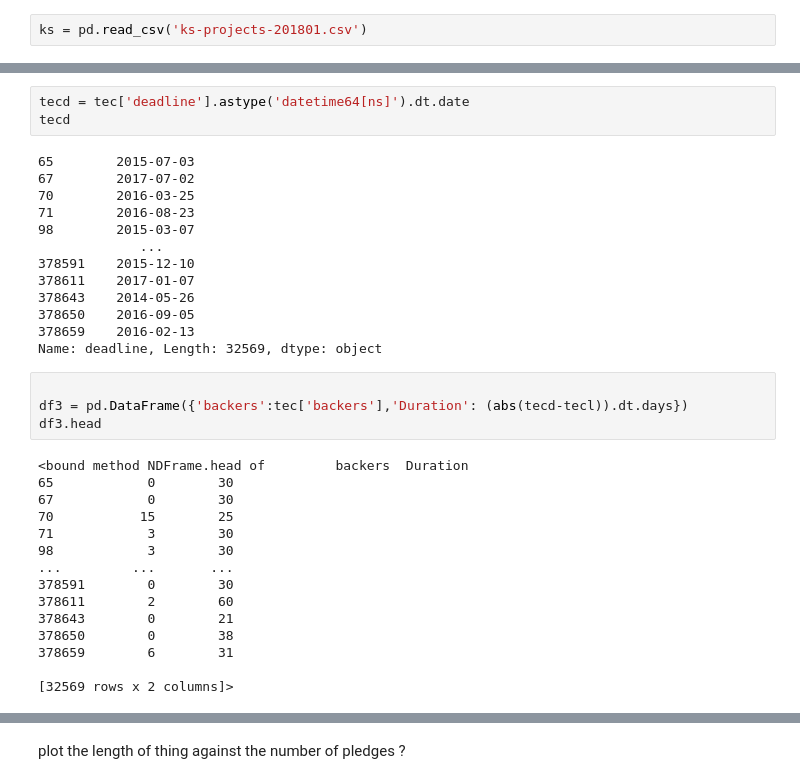
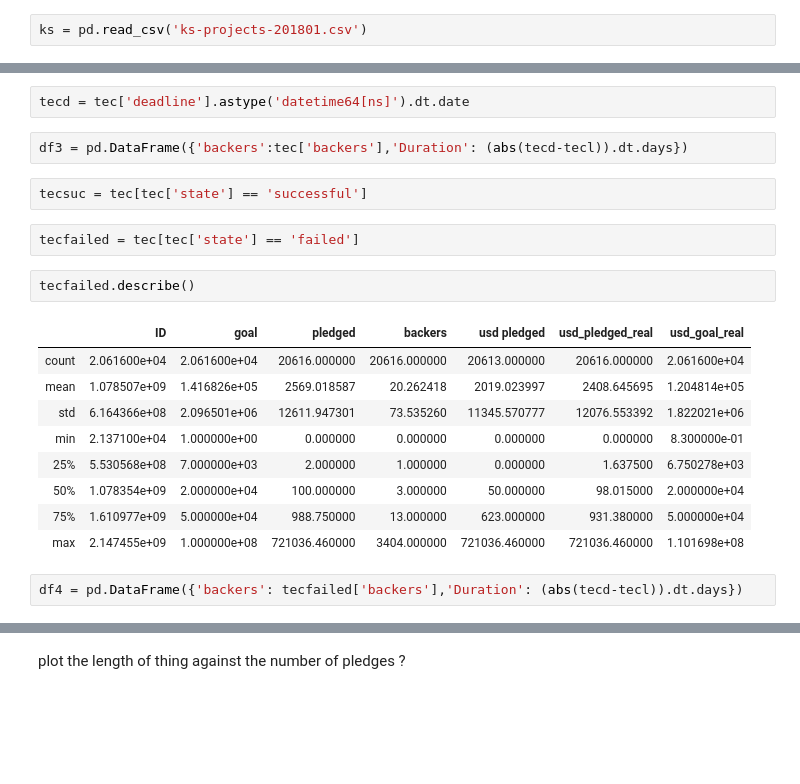
Before and after one commit to kgreengrass/fictional-happiness, a Jupyter notebook: Kickstarter.ipynb, the cells around one changed output, grey strips where cells are left out. Drawn from its saved outputs; the diff is of its cells as text; blank space fills up the shorter version.

```diff
--- a/Kickstarter.ipynb
+++ b/Kickstarter.ipynb
@@ -45,35 +30,22 @@ Name: launched, Length: 32569, dtype: object
 # %%
 tecd = tec['deadline'].astype('datetime64[ns]').dt.date
-tecd
-# %% [output]
-65        2015-07-03
-67        2017-07-02
-70        2016-03-25
-71        2016-08-23
-98        2015-03-07
-             ...
-378591    2015-12-10
-378611    2017-01-07
-378643    2014-05-26
-378650    2016-09-05
-378659    2016-02-13
-Name: deadline, Length: 32569, dtype: object
 # %%
-
 df3 = pd.DataFrame({'backers':tec['backers'],'Duration': (abs(tecd-tecl)).dt.days})
-df3.head
-# %% [output]
-<bound method NDFrame.head of         backers  Duration
-65            0        30
-67            0        30
-70           15        25
-71            3        30
-98            3        30
-...         ...       ...
-378591        0        30
-378611        2        60
-378643        0        21
-378650        0        38
-378659        6        31
-
-[32569 rows x 2 columns]>
+# %%
+tecsuc = tec[tec['state'] == 'successful']
+# %%
+tecfailed = tec[tec['state'] == 'failed']
+# %%
+tecfailed.describe()
+# %% [output]
+|  | ID | goal | pledged | backers | usd pledged | usd_pledged_real | usd_goal_real |
+| count | 2.061600e+04 | 2.061600e+04 | 20616.000000 | 20616.000000 | 20613.000000 | 20616.000000 | 2.061600e+04 |
+| mean | 1.078507e+09 | 1.416826e+05 | 2569.018587 | 20.262418 | 2019.023997 | 2408.645695 | 1.204814e+05 |
+| std | 6.164366e+08 | 2.096501e+06 | 12611.947301 | 73.535260 | 11345.570777 | 12076.553392 | 1.822021e+06 |
+| min | 2.137100e+04 | 1.000000e+00 | 0.000000 | 0.000000 | 0.000000 | 0.000000 | 8.300000e-01 |
+| 25% | 5.530568e+08 | 7.000000e+03 | 2.000000 | 1.000000 | 0.000000 | 1.637500 | 6.750278e+03 |
+| 50% | 1.078354e+09 | 2.000000e+04 | 100.000000 | 3.000000 | 50.000000 | 98.015000 | 2.000000e+04 |
+| 75% | 1.610977e+09 | 5.000000e+04 | 988.750000 | 13.000000 | 623.000000 | 931.380000 | 5.000000e+04 |
+| max | 2.147455e+09 | 1.000000e+08 | 721036.460000 | 3404.000000 | 721036.460000 | 721036.460000 | 1.101698e+08 |
+# %%
+df4 = pd.DataFrame({'backers': tecfailed['backers'],'Duration': (abs(tecd-tecl)).dt.days})
```
Also changed, not shown: parts of 19 cells of this notebook, 5 other files.
